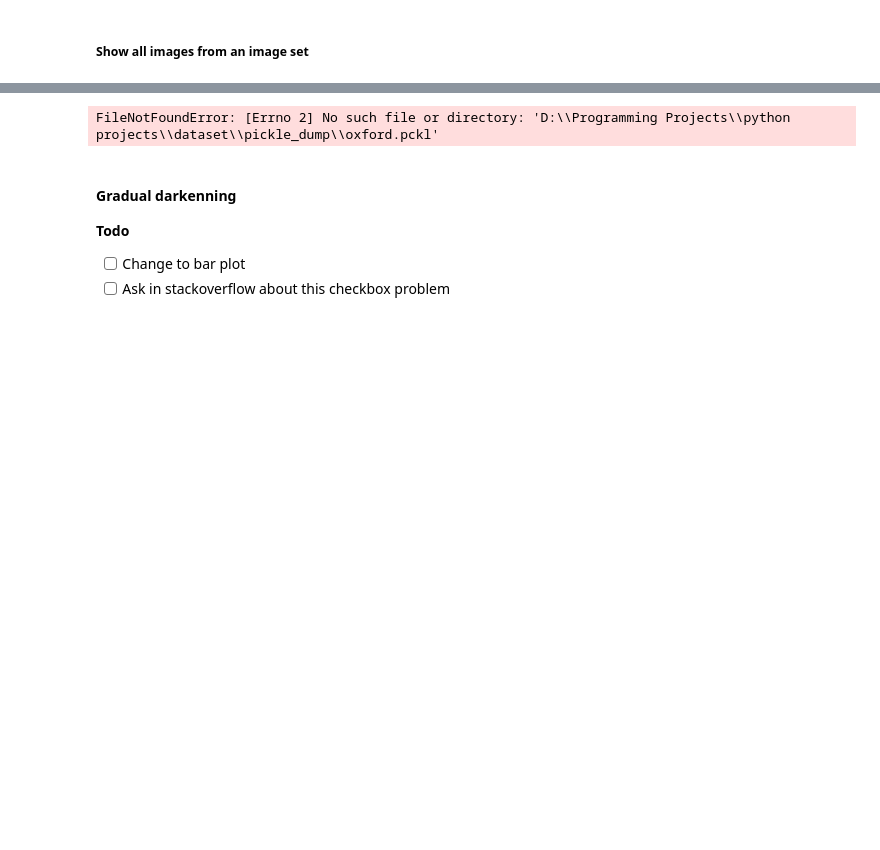
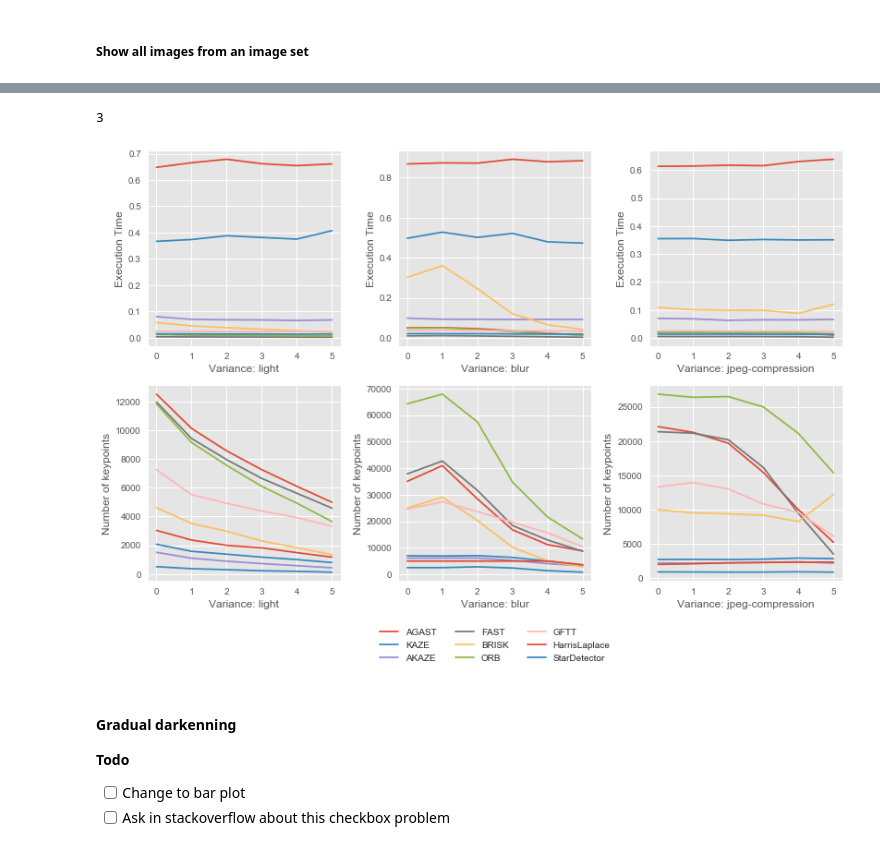
Before and after one commit to paul-shuvo/detector-descriptor-evaluation, a Jupyter notebook: src/demo.ipynb, the cells around one changed output, grey strips where cells are left out. Saved outputs shown, nothing was run; the diff lists cells and outputs as text; code cells hidden in the pictures; blank space fills up the shorter version.

```diff
--- a/src/demo.ipynb
+++ b/src/demo.ipynb
@@ -144,26 +134,44 @@ df.style.\
+# %%
+image_set_arr = ['leuven', 'trees', 'ubc']
+plot_data_arr = []
+
+for image_set_name in image_set_arr:
+    image_set = util.get_image_set(pckl_path, image_set_name)
+    plot_data = {}
+    for detector_name in dd.get_all_detectors().keys():
+#     if detector_name in ['FAST', 'AGAST']:
+#         continue
+#         execution_time, total_keypoints
+        plot_data[detector_name]= ip.get_det_kp_et(image_set, detector_name)
+    plot_data_arr.append(plot_data)
+print(len(plot_data_arr))
+# %% [output]
+3
 # %%
-image_set = get_image_set('trees')
-fig, axs = plt.subplots(1, 2, figsize=(12,4), dpi=1200)
+plt.style.use('ggplot')
+fig, axs = plt.subplots(2, 3, figsize=(12,8))
+axs_col = 0
+for plot_data in plot_data_arr:
+    for detector_name in dd.get_all_detectors().keys():
+        execution_time, total_keypoints = plot_data[detector_name]
+        axs[0, axs_col].plot(list(execution_time.keys()), list(execution_time.values()), label=detector_name)
+        axs[1, axs_col].plot(list(total_keypoints.keys()), [len(value) for value in total_keypoints.values()], label=detector_name)
+#     axs[0, axs_col].legend(loc="upper center",bbox_to_anchor=(0.5, -0.15), ncol=3)
+    variance = image_set_variance[image_set_arr[axs_col]]
+    axs[0, axs_col].set_xlabel(f'Variance: {variance}')
+    axs[0, axs_col].set_ylabel("Execution Time")
 
-for detector_name in dd.get_all_detectors().keys():
-    execution_time, total_keypoints = get_exec_time_keypoints_det(image_set, detector_name)
-#     print(execution_time)
-    axs[0].plot(list(execution_time.keys()), list(execution_time.values()), label=detector_name)
-    axs[1].plot(list(total_keypoints.keys()), [len(value) for value in total_keypoints.values()], label=detector_name)
-axs[0].legend(loc="upper center",bbox_to_anchor=(0.5, -0.15), ncol=3)
-axs[0].set_xlabel("Image blur")
-axs[0].set_ylabel("Execution Time")
-# axs[0].set_yscale('log')
-
-
-axs[1].legend(loc="upper center",bbox_to_anchor=(0.5, -0.15), ncol=3)
-axs[1].set_xlabel("Image blur")
-axs[1].set_ylabel("Number of Keypoints")
-# axs[1].set_yscale('log')
-
+#     axs[1, axs_col].legend(loc="upper center",bbox_to_anchor=(0.5, -0.15), ncol=3)
+    axs[1, axs_col].set_xlabel(f'Variance: {variance}')
+    axs[1, axs_col].set_ylabel("Number of keypoints")
+    axs_col += 1
+#     print(image_set_name)
+handles, labels = axs[0, 0].get_legend_handles_labels()
+plt.legend(handles, labels, loc="upper center",bbox_to_anchor=(-0.8, -0.2), ncol = 3)
+fig.subplots_adjust(wspace = 0.3)
 plt.show()
 # %% [output]
-FileNotFoundError: [Errno 2] No such file or directory: 'D:\\Programming Projects\\python projects\\dataset\\pickle_dump\\oxford.pckl'
+[figure, added]
 # %% [markdown]
 #### Gradual darkenning
 __Todo__
```
Also changed, not shown: parts of 27 cells of this notebook, 5 other files.
